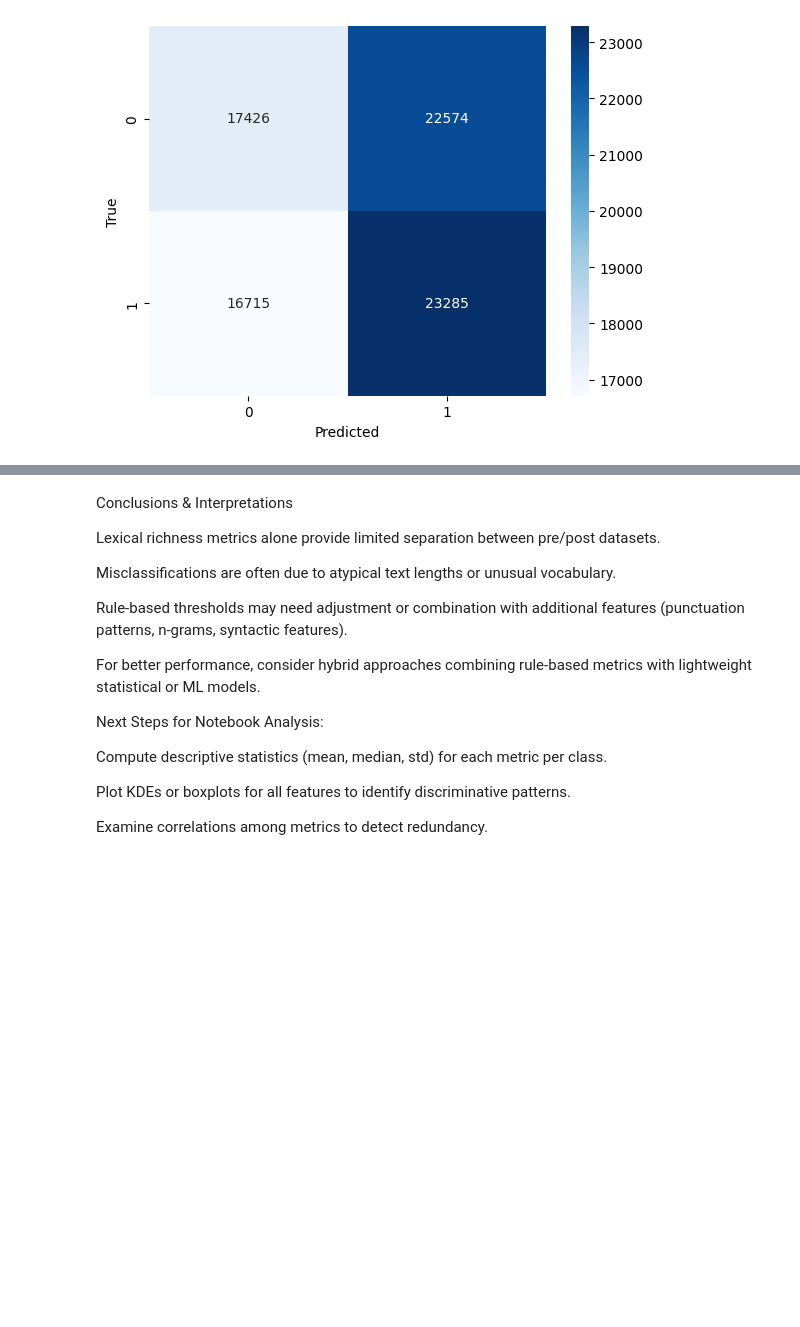
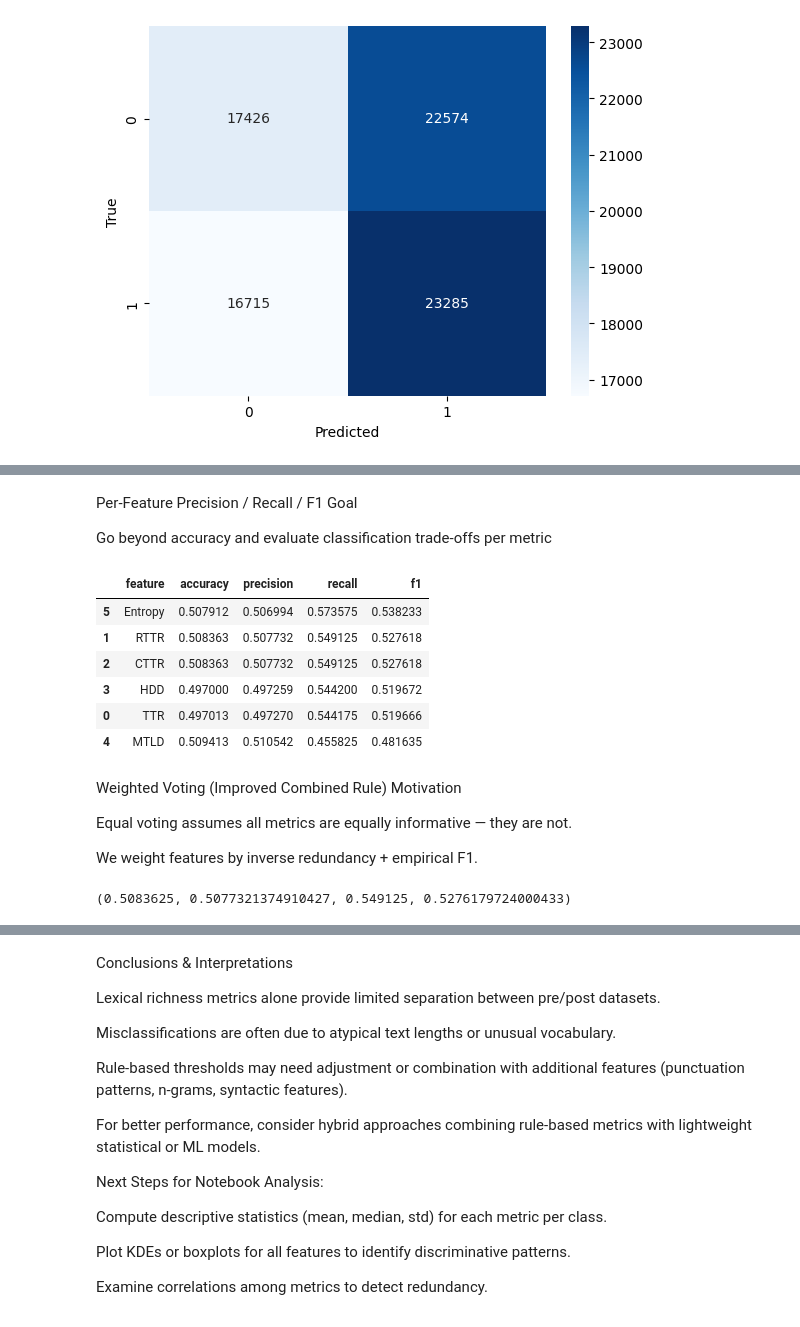
Before and after one commit to adr2204/codigo_analisis_red_trap_argentino, a Jupyter notebook: rule_based_eng.ipynb, the cells around one changed output, grey strips where cells are left out. Cells and saved outputs as stored; diff of their text form; code cells hidden in the pictures; blank space fills up the shorter version.

```diff
--- a/rule_based_eng.ipynb
+++ b/rule_based_eng.ipynb
@@ -237,0 +509,67 @@ plt.show()
+# %% [markdown]
+Per-Feature Precision / Recall / F1
+Goal
+
+Go beyond accuracy and evaluate classification trade-offs per metric
+# %%
+feature_results = []
+
+for f in features:
+    preds = test_df[f].apply(lambda v: 1 if v > thresholds[f] else 0)
+    feature_results.append({
+        "feature": f,
+        "accuracy": accuracy_score(test_df.label, preds),
+        "precision": precision_score(test_df.label, preds),
+        "recall": recall_score(test_df.label, preds),
+        "f1": f1_score(test_df.label, preds)
+    })
+
+feature_results_df = pd.DataFrame(feature_results).sort_values("f1", ascending=False)
+display(feature_results_df)
+# %% [output]
+|  | feature | accuracy | precision | recall | f1 |
+| 5 | Entropy | 0.507912 | 0.506994 | 0.573575 | 0.538233 |
+| 1 | RTTR | 0.508363 | 0.507732 | 0.549125 | 0.527618 |
+| 2 | CTTR | 0.508363 | 0.507732 | 0.549125 | 0.527618 |
+| 3 | HDD | 0.497000 | 0.497259 | 0.544200 | 0.519672 |
+| 0 | TTR | 0.497013 | 0.497270 | 0.544175 | 0.519666 |
+| 4 | MTLD | 0.509413 | 0.510542 | 0.455825 | 0.481635 |
+# %% [markdown]
+Weighted Voting (Improved Combined Rule)
+Motivation
+
+Equal voting assumes all metrics are equally informative — they are not.
+
+We weight features by inverse redundancy + empirical F1.
+# %%
+# --------------------------------------------------------------
+# Weighted voting based on F1
+# --------------------------------------------------------------
+f1_weights = {
+    row["feature"]: row["f1"]
+    for _, row in feature_results_df.iterrows()
+}
+
+def weighted_combined_rule(row, thresholds, weights, decision_threshold=0.5):
+    score = 0
+    max_score = sum(weights.values())
+
+    for f in features:
+        if row[f] > thresholds[f]:
+            score += weights[f]
+
+    return 1 if score >= decision_threshold * max_score else 0
+
+test_df["weighted_pred"] = test_df.apply(
+    lambda r: weighted_combined_rule(r, thresholds, f1_weights),
+    axis=1
+)
+
+acc_w = accuracy_score(test_df.label, test_df.weighted_pred)
+prec_w = precision_score(test_df.label, test_df.weighted_pred)
+rec_w = recall_score(test_df.label, test_df.weighted_pred)
+f1_w = f1_score(test_df.label, test_df.weighted_pred)
+
+acc_w, prec_w, rec_w, f1_w
+# %% [output]
+(0.5083625, 0.5077321374910427, 0.549125, 0.5276179724000433)
```
Also changed, not shown: parts of 32 cells of this notebook.
